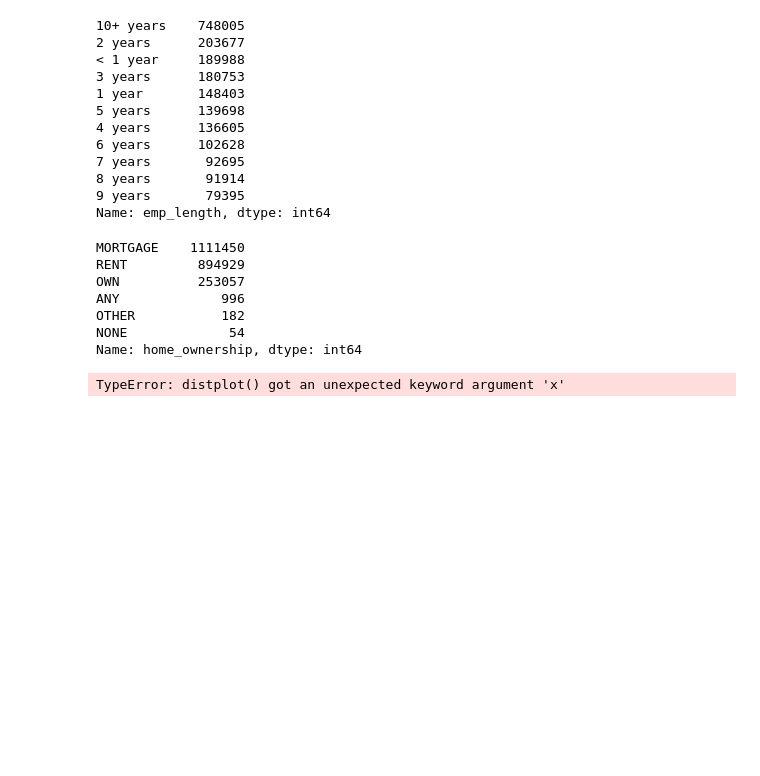
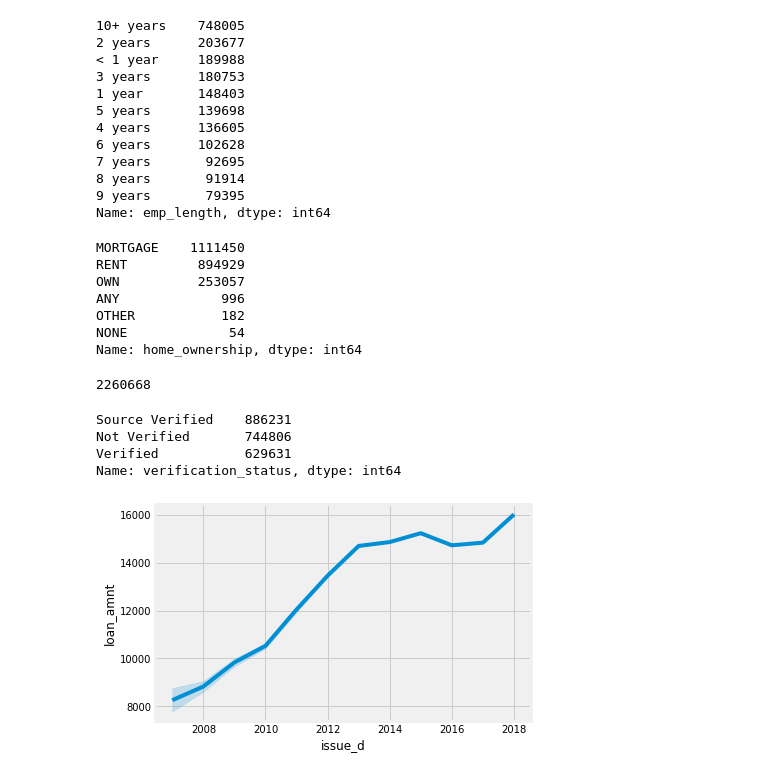
Before and after one commit to sanatanonline/pynb-codes, a Jupyter notebook: src/lending club/Initial Analysis.ipynb, the cells around one changed output. Cells and saved outputs as stored; diff of their text form; code cells hidden in the pictures; blank space fills up the shorter version.

```diff
--- a/src/lending club/Initial Analysis.ipynb
+++ b/src/lending club/Initial Analysis.ipynb
@@ -6,7 +6,8 @@ import matplotlib.pyplot as plt
 import seaborn as sns
 from IPython.display import HTML
 
-plt.style.use('fivethirtyeight')
+# We will use ggplot for the initial plots.
+plt.style.use('ggplot')
 # %%
 '''load the data. It's big, set low_memory=False'''
 loan_data = pd.read_csv('/opt/apps/ml-data/bigdata/lending_club/loan.csv', low_memory=False)
@@ -217,13 +218,29 @@ There are 4 missing values in annual_inc column.
 We will fill them in using median value.
 Median: 65000.0
 Mean: 77992.42868706721
+There are lots of 0.0 in the annual_inc column. We will replace them using the average by state later.
 '''
 #loan_data['annual_inc'].fillna(loan_data['annual_inc'].median(), inplace=True)
 #sns.distplot(loan_data['annual_inc'])
-
-annual_inc = loan_data['annual_inc']
-sns.distplot(x=annual_inc)
-
+zero_inc = loan_data['annual_inc'] == 0.0
+#annual_inc = loan_data['annual_inc']
+#sns.distplot(annual_inc)
+zero_inc.count()
 #plt.show()
 # %% [output]
-TypeError: distplot() got an unexpected keyword argument 'x'
+2260668
+# %%
+'''Verification status of the applicant(s)'''
+loan_data['verification_status'].value_counts()
+# %% [output]
+Source Verified    886231
+Not Verified       744806
+Verified           629631
+Name: verification_status, dtype: int64
+# %%
+'''How the loans were approved over time'''
+loan_data['issue_d'] = loan_data['issue_d'].astype('datetime64[ns]')
+sns.lineplot(x=loan_data['issue_d'].dt.year, y=loan_data['loan_amnt'], data=loan_data)
+plt.show()
+# %% [output]
+[figure, added]
```
Also changed, not shown: parts of 19 cells of this notebook.
